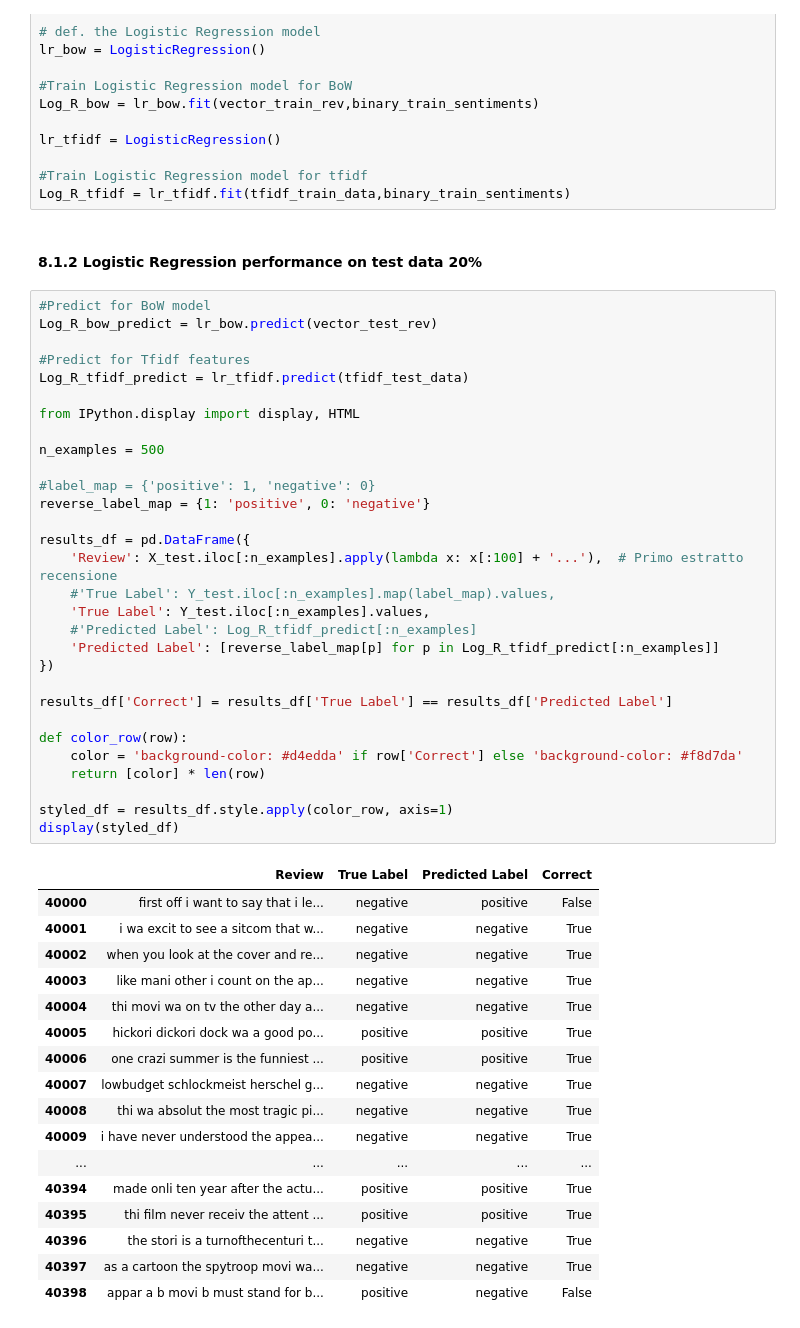
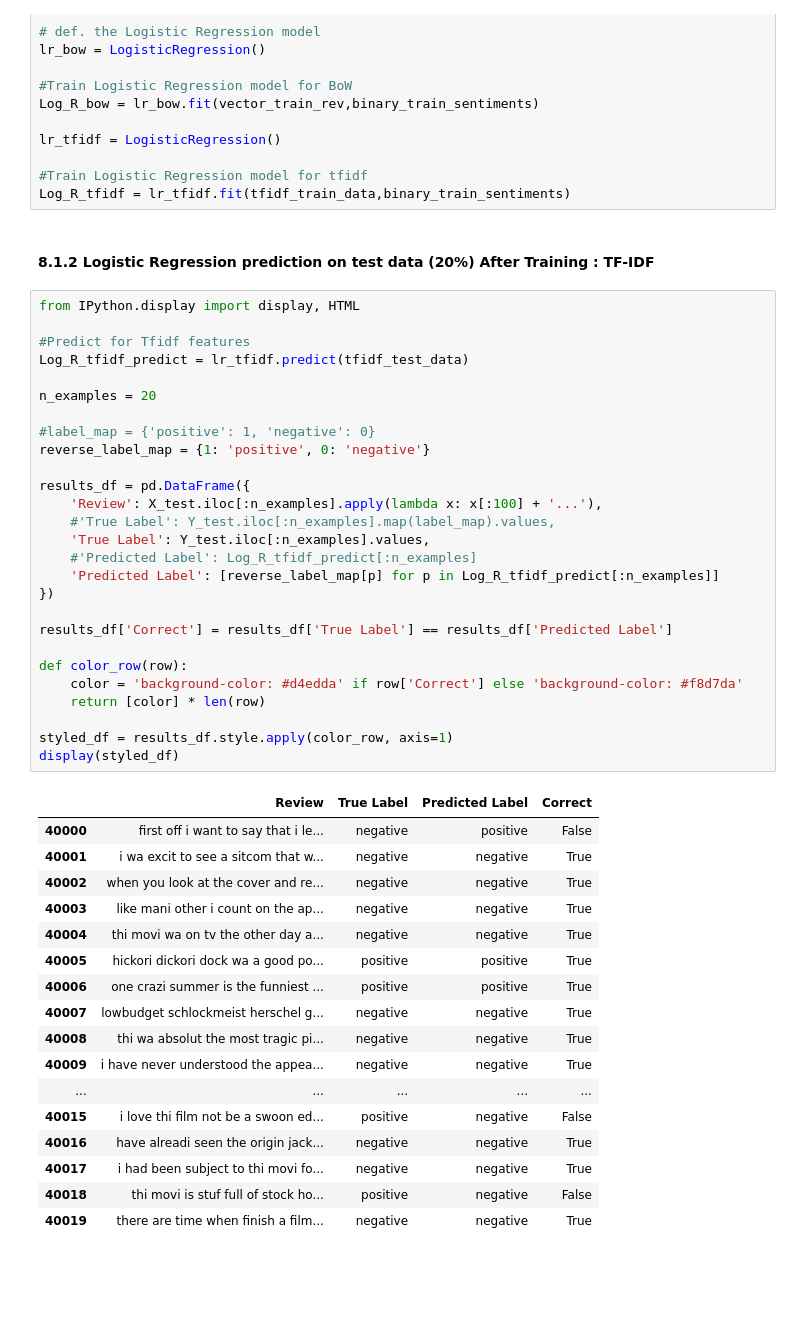
Before and after one commit to Sebaurzi02/Sentiment-Analysis-NLP-Model-Comparison, a Jupyter notebook: Sentiment_Analysis.ipynb, the cells around one changed output. Cells and saved outputs as stored; diff of their text form; blank space fills up the shorter version.

Commit message:
Show Predict Result with LR
with two different model, TF-IDF & BoW

```diff
--- a/Sentiment_Analysis.ipynb
+++ b/Sentiment_Analysis.ipynb
@@ -699,52 +699,49 @@ lr_tfidf = LogisticRegression()
 #Train Logistic Regression model for tfidf
 Log_R_tfidf = lr_tfidf.fit(tfidf_train_data,binary_train_sentiments)
 # %% [markdown]
-#### 8.1.2 Logistic Regression performance on test data 20%
+#### 8.1.2 Logistic Regression prediction on test data (20%) After Training : TF-IDF
 # %%
-#Predict for BoW model
-Log_R_bow_predict = lr_bow.predict(vector_test_rev)
+from IPython.display import display, HTML
 
 #Predict for Tfidf features
 Log_R_tfidf_predict = lr_tfidf.predict(tfidf_test_data)
 
-from IPython.display import display, HTML
-
-n_examples = 500
+n_examples = 20
 
 #label_map = {'positive': 1, 'negative': 0}
 reverse_label_map = {1: 'positive', 0: 'negative'}
 
 results_df = pd.DataFrame({
-    'Review': X_test.iloc[:n_examples].apply(lambda x: x[:100] + '...'),  # Primo estratto recensione
+    'Review': X_test.iloc[:n_examples].apply(lambda x: x[:100] + '...'),
     #'True Label': Y_test.iloc[:n_examples].map(label_map).values,
     'True Label': Y_test.iloc[:n_examples].values,
     #'Predicted Label': Log_R_tfidf_predict[:n_examples]
     'Predicted Label': [reverse_label_map[p] for p in Log_R_tfidf_predict[:n_examples]]
 })
 
 results_df['Correct'] = results_df['True Label'] == results_df['Predicted Label']
 
 def color_row(row):
     color = 'background-color: #d4edda' if row['Correct'] else 'background-color: #f8d7da'
     return [color] * len(row)
 
 styled_df = results_df.style.apply(color_row, axis=1)
 display(styled_df)
 # %% [output]
 |  | Review | True Label | Predicted Label | Correct |
 | 40000 | first off i want to say that i le... | negative | positive | False |
 | 40001 | i wa excit to see a sitcom that w... | negative | negative | True |
 | 40002 | when you look at the cover and re... | negative | negative | True |
 | 40003 | like mani other i count on the ap... | negative | negative | True |
 | 40004 | thi movi wa on tv the other day a... | negative | negative | True |
 | 40005 | hickori dickori dock wa a good po... | positive | positive | True |
 | 40006 | one crazi summer is the funniest ... | positive | positive | True |
 | 40007 | lowbudget schlockmeist herschel g... | negative | negative | True |
 | 40008 | thi wa absolut the most tragic pi... | negative | negative | True |
 | 40009 | i have never understood the appea... | negative | negative | True |
 | ... | ... | ... | ... | ... |
-| 40394 | made onli ten year after the actu... | positive | positive | True |
-| 40395 | thi film never receiv the attent ... | positive | positive | True |
-| 40396 | the stori is a turnofthecenturi t... | negative | negative | True |
-| 40397 | as a cartoon the spytroop movi wa... | negative | negative | True |
-| 40398 | appar a b movi b must stand for b... | positive | negative | False |
+| 40015 | i love thi film not be a swoon ed... | positive | negative | False |
+| 40016 | have alreadi seen the origin jack... | negative | negative | True |
+| 40017 | i had been subject to thi movi fo... | negative | negative | True |
+| 40018 | thi movi is stuf full of stock ho... | positive | negative | False |
+| 40019 | there are time when finish a film... | negative | negative | True |
```
Also changed, not shown: parts of 2 cells of this notebook.
